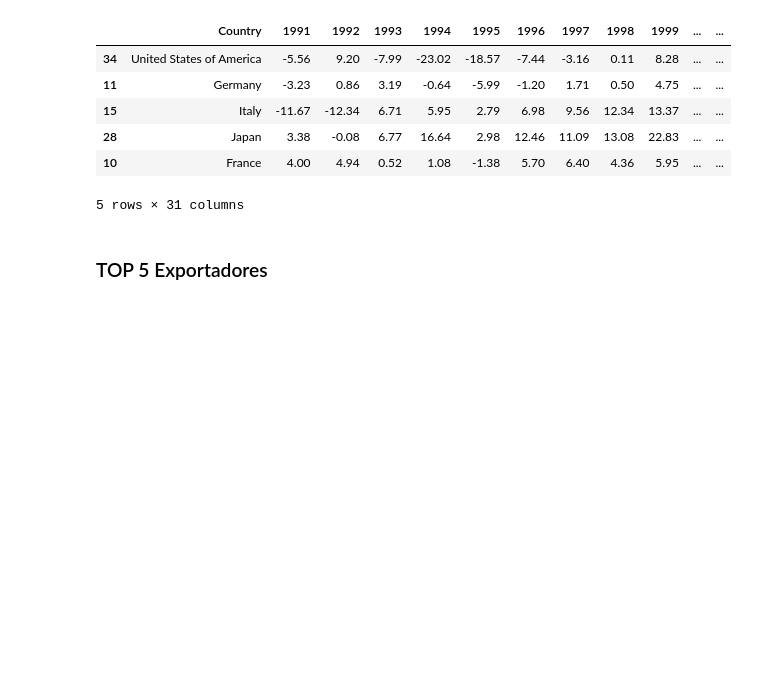
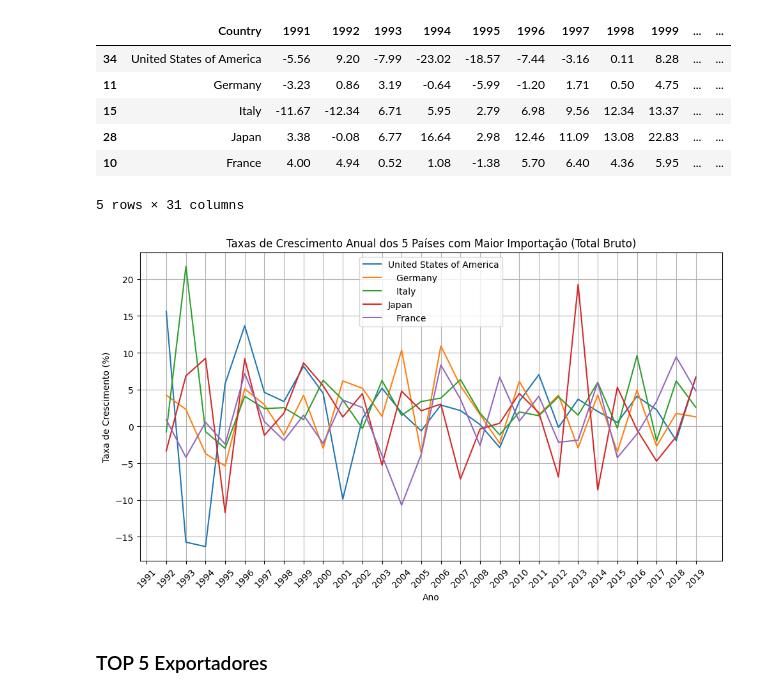
Before and after one commit to ladata-ufs/Cafezinho-G3, a Jupyter notebook: A-multianalise-jhon/project-jhon.ipynb, the cells around one changed output. Cells and saved outputs as stored; diff of their text form; code cells hidden in the pictures; blank space fills up the shorter version.

```diff
--- a/A-multianalise-jhon/project-jhon.ipynb
+++ b/A-multianalise-jhon/project-jhon.ipynb
@@ -537,6 +763,40 @@ taxas_crescimento_df.head()
 | 28 | Japan | 3.38 | -0.08 | 6.77 | 16.64 | 2.98 | 12.46 | 11.09 | 13.08 | 22.83 | ... | ... |
 | 10 | France | 4.00 | 4.94 | 0.52 | 1.08 | -1.38 | 5.70 | 6.40 | 4.36 | 5.95 | ... | ... |
 5 rows × 31 columns
+# %%
+# Calcular o total bruto de importacao para cada país
+importacao['Total_import'] = importacao.loc[:, '1991':'2019'].sum(axis=1)
+
+# Ordenar os países pelo total bruto de importacao e selecionar os cinco primeiros
+top_5_importadores = importacao.nlargest(5, 'Total_import')
+
+# Selecionar apenas as colunas dos anos de 1991 a 2019 para os cinco países
+top_5_importadores_anos = top_5_importadores.loc[:, '1991':'2019']
+
+# Calcular a taxa de crescimento para esses cinco países
+taxas_crescimento_top5_import = top_5_importadores_anos.pct_change(axis=1) * 100
+
+# Adicionar a coluna 'País' de volta aos dados
+taxas_crescimento_top5_import['Country'] = top_5_importadores['Country']
+
+# Transpondo os dados para que os anos se tornem o índice e os países se tornem as colunas
+taxas_crescimento_top5_import_transposto = taxas_crescimento_top5_import.set_index('Country').T
+
+# Plotando o gráfico de linhas
+plt.figure(figsize=(10, 6))
+for pais in taxas_crescimento_top5_import_transposto.columns:
+    plt.plot(taxas_crescimento_top5_import_transposto.index, taxas_crescimento_top5_import_transposto[pais], label=pais)
+
+plt.title('Taxas de Crescimento Anual dos 5 Países com Maior Importação (Total Bruto)')
+plt.xlabel('Ano')
+plt.ylabel('Taxa de Crescimento (%)')
+plt.legend()
+plt.grid(True)
+plt.xticks(rotation=45)
+plt.tight_layout()
+plt.show()
+# %% [output]
+[figure, added]
 # %% [markdown]
 ### TOP 5 Exportadores
 # %%
```
Also changed, not shown: parts of 29 cells of this notebook.
